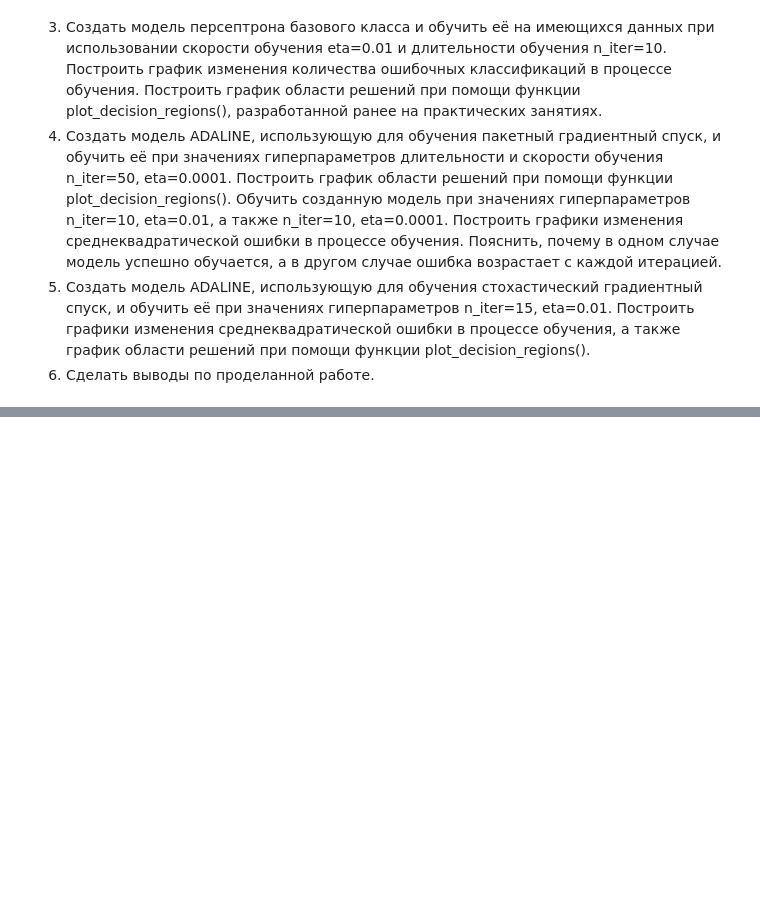
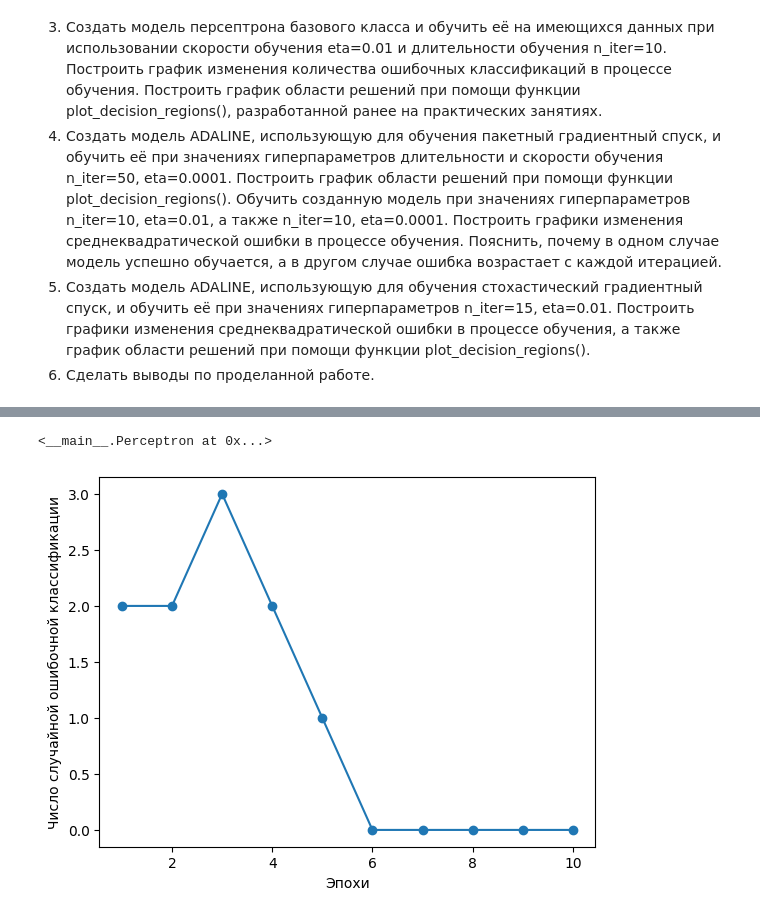
Before and after one commit to Embadika/Artificial-intelligence-systems-in-robotics, a Jupyter notebook: Разработка_модели_линейного_адаптивного_нейрона_(ADALINE)_на_основе_базового_класса_персептрона.ipynb, the cells around one changed output, grey strips where cells are left out. Saved outputs shown, nothing was run; the diff lists cells and outputs as text; code cells hidden in the pictures; blank space fills up the shorter version.

```diff
--- a/Разработка_модели_линейного_адаптивного_нейрона_(ADALINE)_на_основе_базового_класса_персептрона.ipynb
+++ b/Разработка_модели_линейного_адаптивного_нейрона_(ADALINE)_на_основе_базового_класса_персептрона.ipynb
@@ -71,0 +155,13 @@ class Perceptron():
+# %%
+perceptron = Perceptron(eta=0.01, n_iter=10)
+# %%
+perceptron.fit(x, y)
+# %% [output]
+<__main__.Perceptron at 0x...>
+# %%
+plt.plot(range(1, len(perceptron.errors_)+1), perceptron.errors_, marker='o')
+plt.xlabel('Эпохи')
+plt.ylabel('Число случайной ошибочной классификации')
+plt.show()
+# %% [output]
+[figure, added]
```
Also changed, not shown: parts of 28 cells of this notebook.
